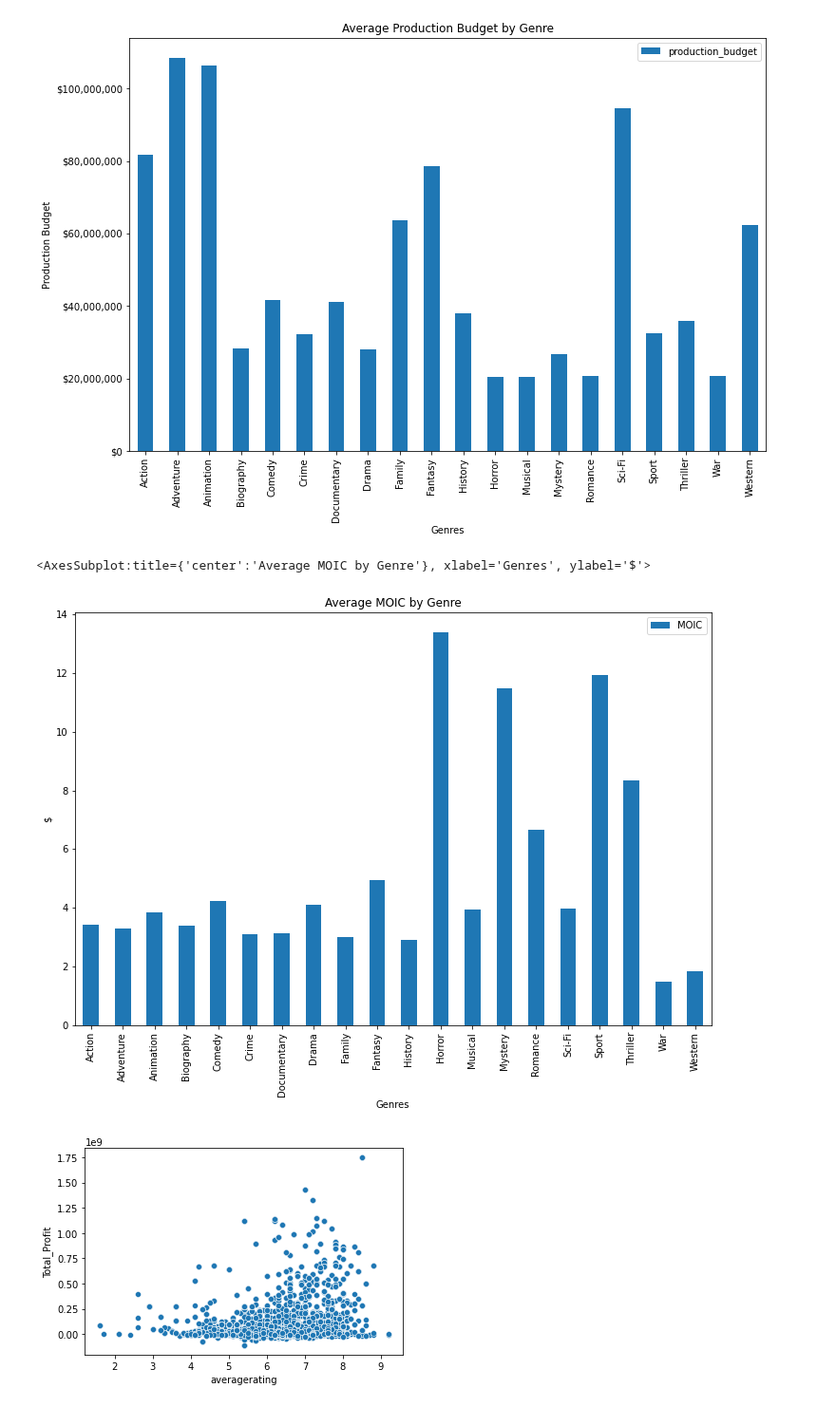
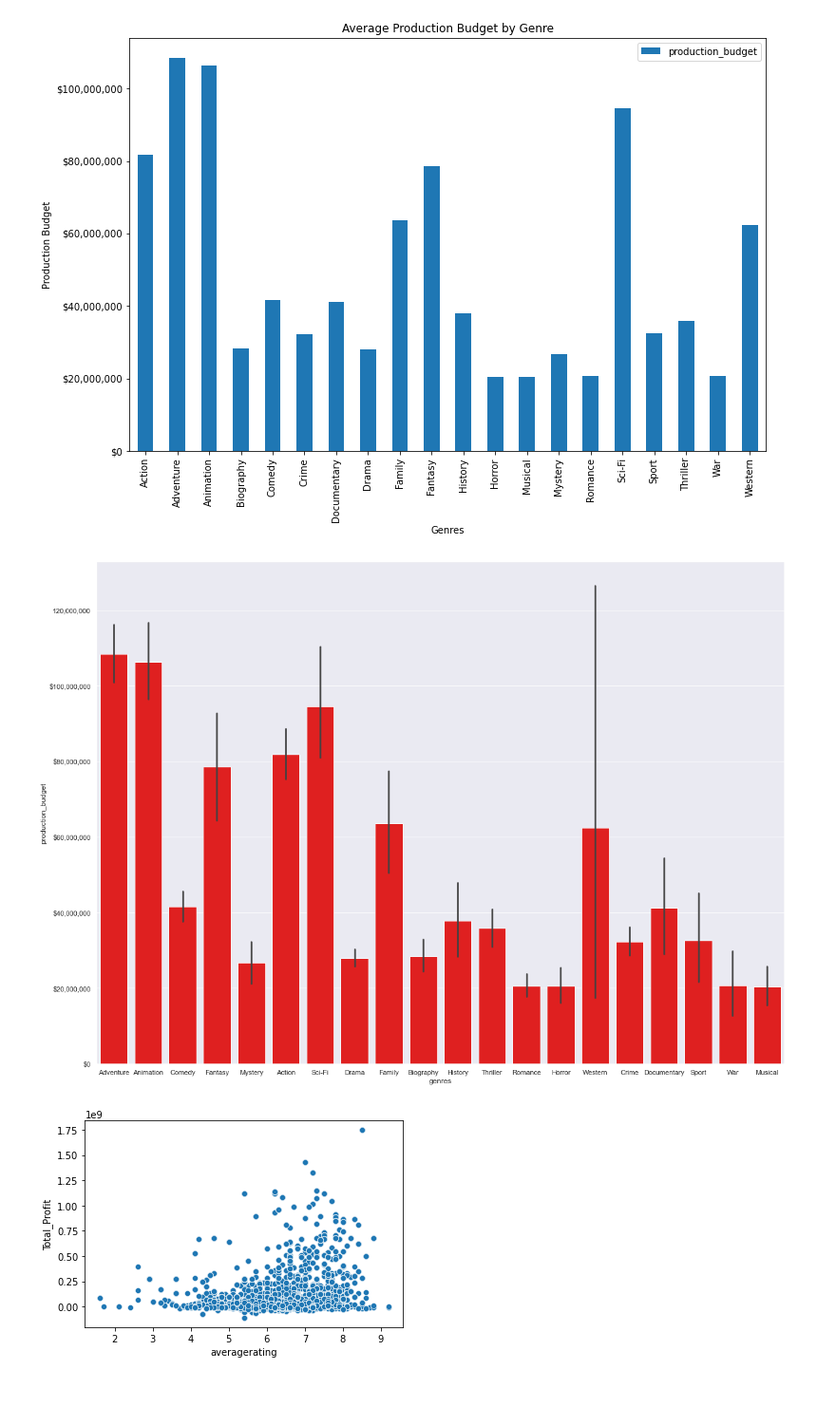
Before and after one commit to jacrivera/AI-Academy-Semester-1-Capstone-Group-5, a Jupyter notebook: Jack-personal-workbook1.ipynb, the cells around one changed output. Shown at 95% size. Drawn from its saved outputs; the diff is of its cells as text; code cells hidden in the pictures.

```diff
--- a/Jack-personal-workbook1.ipynb
+++ b/Jack-personal-workbook1.ipynb
@@ -273,11 +266,14 @@ ax = master_df_genre_grp.mean().plot(figsize=(12,8),y=['production_budget'],kind
 ax.set_yticklabels(yticks);
 # %% [output]
 [figure]
-# %%
-ax = master_df_genre_grp.mean().plot(figsize=(12,8),y=['MOIC'],kind='bar',xlabel='Genres',ylabel='$',title='Average MOIC by Genre')
-# %% [output]
-<AxesSubplot:title={'center':'Average MOIC by Genre'}, xlabel='Genres', ylabel='$'>
-[figure, removed]
+# %%
+yticks = ["$0", "$20,000,000", "$40,000,000", "$60,000,000", "$80,000,000", "$100,000,000","120,000,000"]
+
+sns.set(rc={"figure.figsize":(20, 15)})
+ax = sns.barplot(data=master_df,x='genres',y='production_budget', color = "red", orient = 'v')
+ax.set_yticklabels(yticks);
+# %% [output]
+[figure, added]
 # %%
 sns.scatterplot(x="averagerating",
 y="Total_Profit",
```
Also changed, not shown: parts of 1 cell of this notebook.
